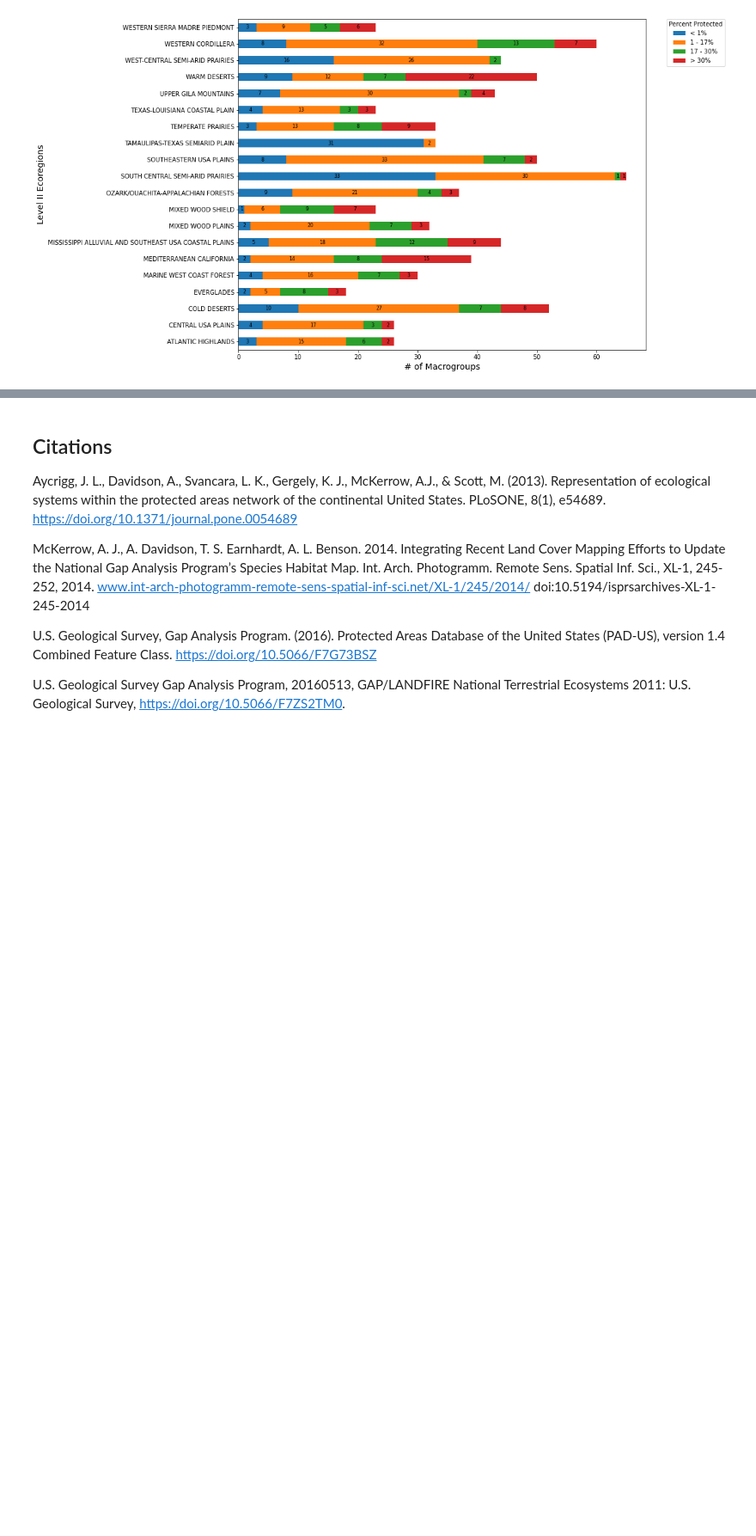
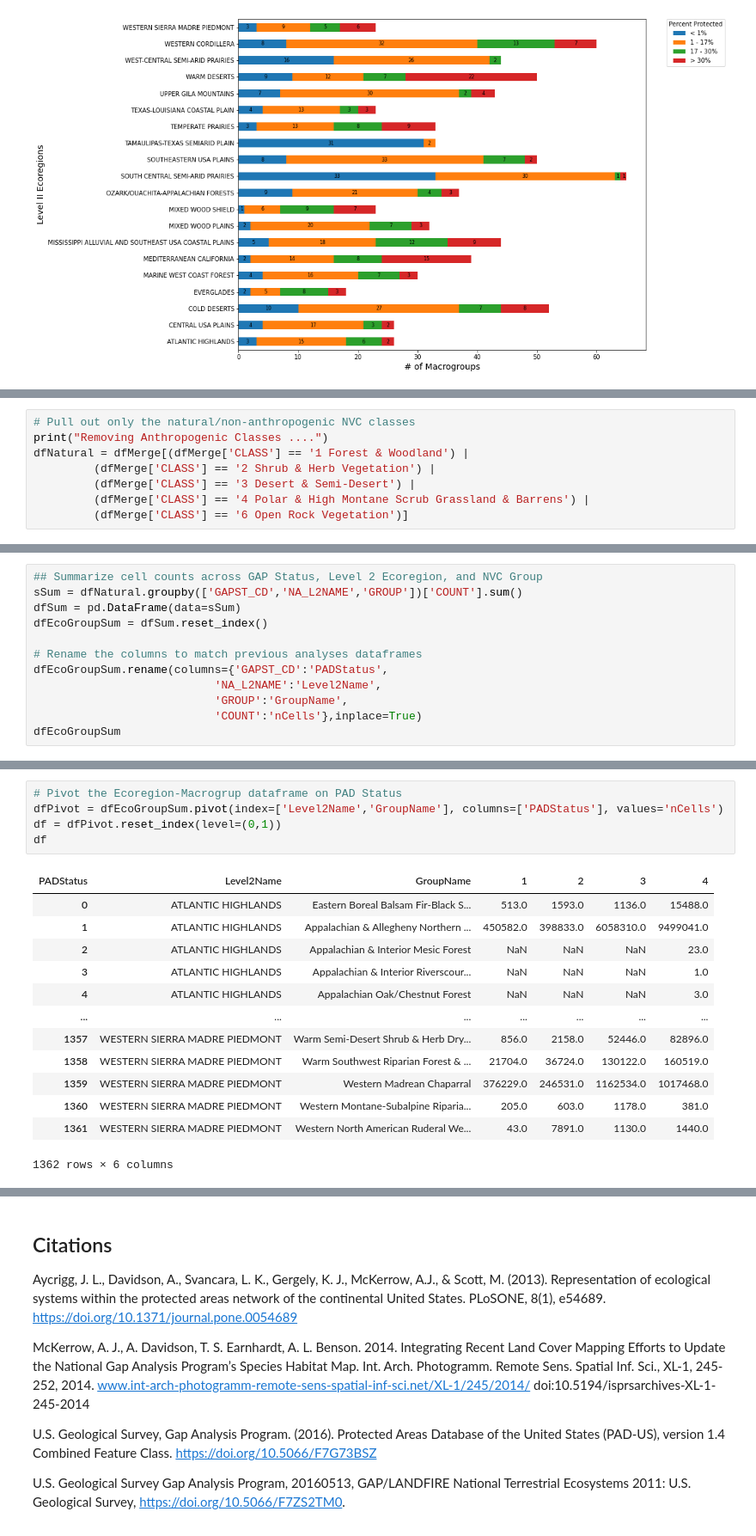
Before and after one commit to mjrubino/USNVC-Analyes, a Jupyter notebook: USNVC Protection Analyses v2.ipynb, the cells around one changed output, grey strips where cells are left out. Shown at 86% size. Drawn from its saved outputs; the diff is of its cells as text; blank space fills up the shorter version.

```diff
--- a/USNVC Protection Analyses v2.ipynb
+++ b/USNVC Protection Analyses v2.ipynb
@@ -1019,0 +1032,8 @@ Text(0.5, 0, '# of Macrogroups')
+# %%
+# Pull out only the natural/non-anthropogenic NVC classes
+print("Removing Anthropogenic Classes ....")
+dfNatural = dfMerge[(dfMerge['CLASS'] == '1 Forest & Woodland') |
+         (dfMerge['CLASS'] == '2 Shrub & Herb Vegetation') |
+         (dfMerge['CLASS'] == '3 Desert & Semi-Desert') |
+         (dfMerge['CLASS'] == '4 Polar & High Montane Scrub Grassland & Barrens') |
+         (dfMerge['CLASS'] == '6 Open Rock Vegetation')]
@@ -1019,0 +1042,12 @@ Text(0.5, 0, '# of Macrogroups')
+# %%
+## Summarize cell counts across GAP Status, Level 2 Ecoregion, and NVC Group
+sSum = dfNatural.groupby(['GAPST_CD','NA_L2NAME','GROUP'])['COUNT'].sum()
+dfSum = pd.DataFrame(data=sSum)
+dfEcoGroupSum = dfSum.reset_index()
+
+# Rename the columns to match previous analyses dataframes
+dfEcoGroupSum.rename(columns={'GAPST_CD':'PADStatus',
+                           'NA_L2NAME':'Level2Name',
+                           'GROUP':'GroupName',
+                           'COUNT':'nCells'},inplace=True)
+dfEcoGroupSum
@@ -1019,0 +1093,19 @@ Text(0.5, 0, '# of Macrogroups')
+# %%
+# Pivot the Ecoregion-Macrogrup dataframe on PAD Status
+dfPivot = dfEcoGroupSum.pivot(index=['Level2Name','GroupName'], columns=['PADStatus'], values='nCells')
+df = dfPivot.reset_index(level=(0,1))
+df
+# %% [output]
+| PADStatus | Level2Name | GroupName | 1 | 2 | 3 | 4 |
+| 0 | ATLANTIC HIGHLANDS | Eastern Boreal Balsam Fir-Black S... | 513.0 | 1593.0 | 1136.0 | 15488.0 |
+| 1 | ATLANTIC HIGHLANDS | Appalachian & Allegheny Northern ... | 450582.0 | 398833.0 | 6058310.0 | 9499041.0 |
+| 2 | ATLANTIC HIGHLANDS | Appalachian & Interior Mesic Forest | NaN | NaN | NaN | 23.0 |
+| 3 | ATLANTIC HIGHLANDS | Appalachian & Interior Riverscour... | NaN | NaN | NaN | 1.0 |
+| 4 | ATLANTIC HIGHLANDS | Appalachian Oak/Chestnut Forest | NaN | NaN | NaN | 3.0 |
+| ... | ... | ... | ... | ... | ... | ... |
+| 1357 | WESTERN SIERRA MADRE PIEDMONT | Warm Semi-Desert Shrub & Herb Dry... | 856.0 | 2158.0 | 52446.0 | 82896.0 |
+| 1358 | WESTERN SIERRA MADRE PIEDMONT | Warm Southwest Riparian Forest & ... | 21704.0 | 36724.0 | 130122.0 | 160519.0 |
+| 1359 | WESTERN SIERRA MADRE PIEDMONT | Western Madrean Chaparral | 376229.0 | 246531.0 | 1162534.0 | 1017468.0 |
+| 1360 | WESTERN SIERRA MADRE PIEDMONT | Western Montane-Subalpine Riparia... | 205.0 | 603.0 | 1178.0 | 381.0 |
+| 1361 | WESTERN SIERRA MADRE PIEDMONT | Western North American Ruderal We... | 43.0 | 7891.0 | 1130.0 | 1440.0 |
+1362 rows × 6 columns
```
Also changed, not shown: parts of 15 cells of this notebook, 1 other file.
